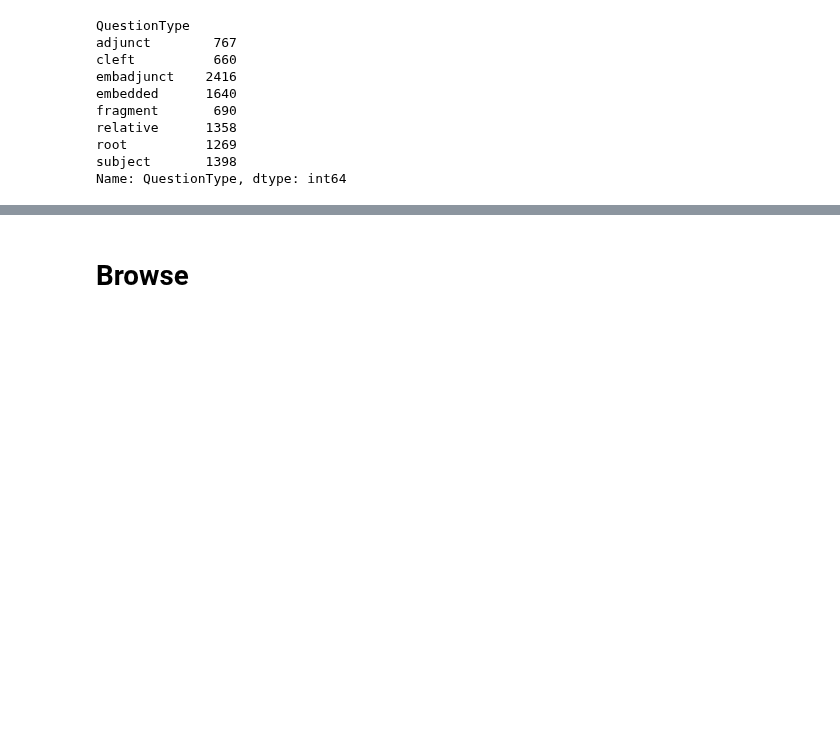
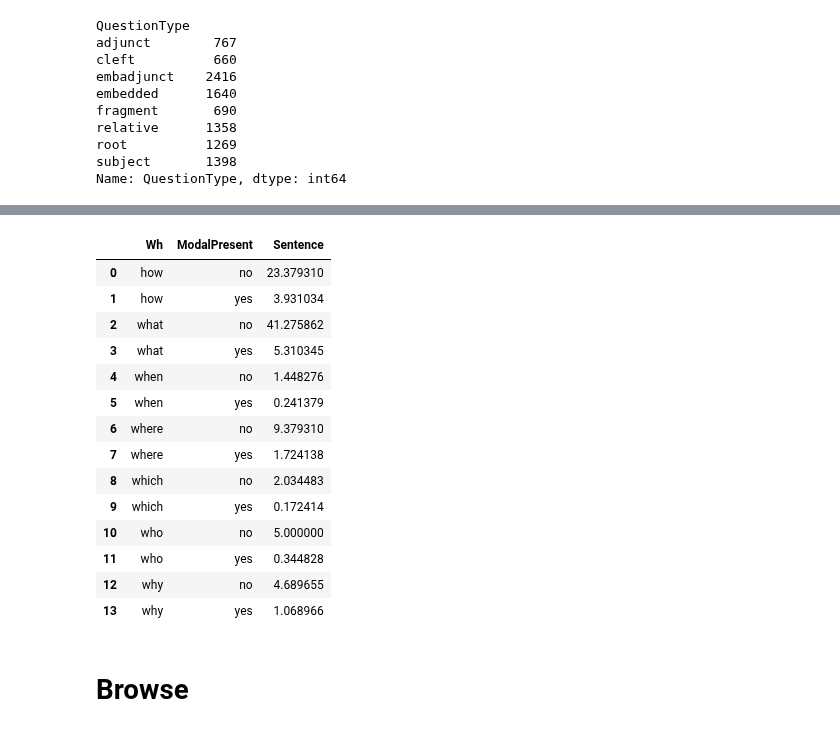
Before and after one commit to mcmoyer11/whquestions-tgrep2-corpus, a Jupyter notebook: corpus/analysis/corpus_scratch.ipynb, the cells around one changed output, grey strips where cells are left out. Cells and saved outputs as stored; diff of their text form; code cells hidden in the pictures; blank space fills up the shorter version.

```diff
--- a/corpus/analysis/corpus_scratch.ipynb
+++ b/corpus/analysis/corpus_scratch.ipynb
@@ -26,3 +26,5 @@ relative      1358
 root          1269
 subject       1398
 Name: QuestionType, dtype: int64
+# %%
+re = df.loc[(df.QuestionType == "root") | (df.QuestionType == "embedded")]
@@ -28,0 +35,7 @@ Name: QuestionType, dtype: int64
+# %%
+re = re.loc[(re.Wh != "however") &
+            (re.Wh != "whatever") &
+            (re.Wh != "wherever") &
+            (re.Wh != "whichever") &
+            (re.Wh != "whose")
+           ]
@@ -29,3 +65,21 @@ Name: QuestionType, dtype: int64
+# %%
+re.pivot_table(index=['Wh','ModalPresent'], values="Sentence", aggfunc=len).groupby(["Wh"]).Sentence.transform(lambda x: x/len(re)*100).reset_index()
+# %% [output]
+|  | Wh | ModalPresent | Sentence |
+| 0 | how | no | 23.379310 |
+| 1 | how | yes | 3.931034 |
+| 2 | what | no | 41.275862 |
+| 3 | what | yes | 5.310345 |
+| 4 | when | no | 1.448276 |
+| 5 | when | yes | 0.241379 |
+| 6 | where | no | 9.379310 |
+| 7 | where | yes | 1.724138 |
+| 8 | which | no | 2.034483 |
+| 9 | which | yes | 0.172414 |
+| 10 | who | no | 5.000000 |
+| 11 | who | yes | 0.344828 |
+| 12 | why | no | 4.689655 |
+| 13 | why | yes | 1.068966 |
 # %% [markdown]
 # Browse
 # %%
```
Also changed, not shown: parts of 3 cells of this notebook, 1 other file.
